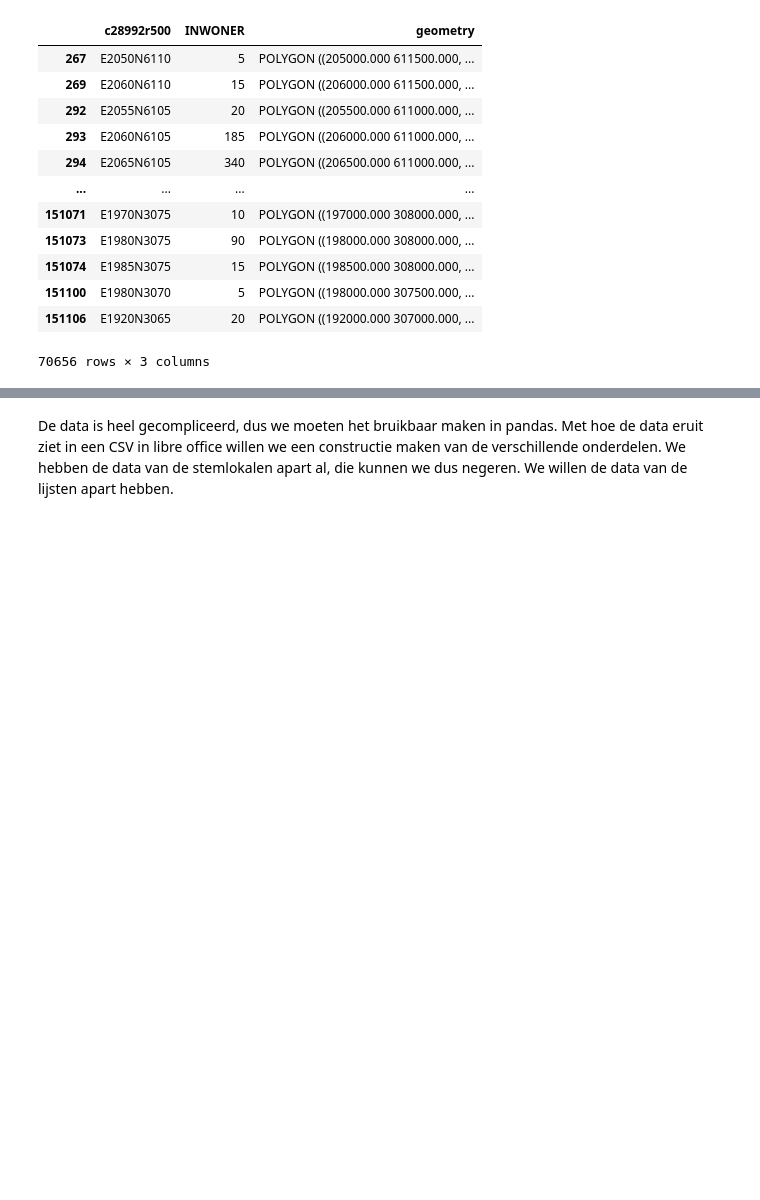
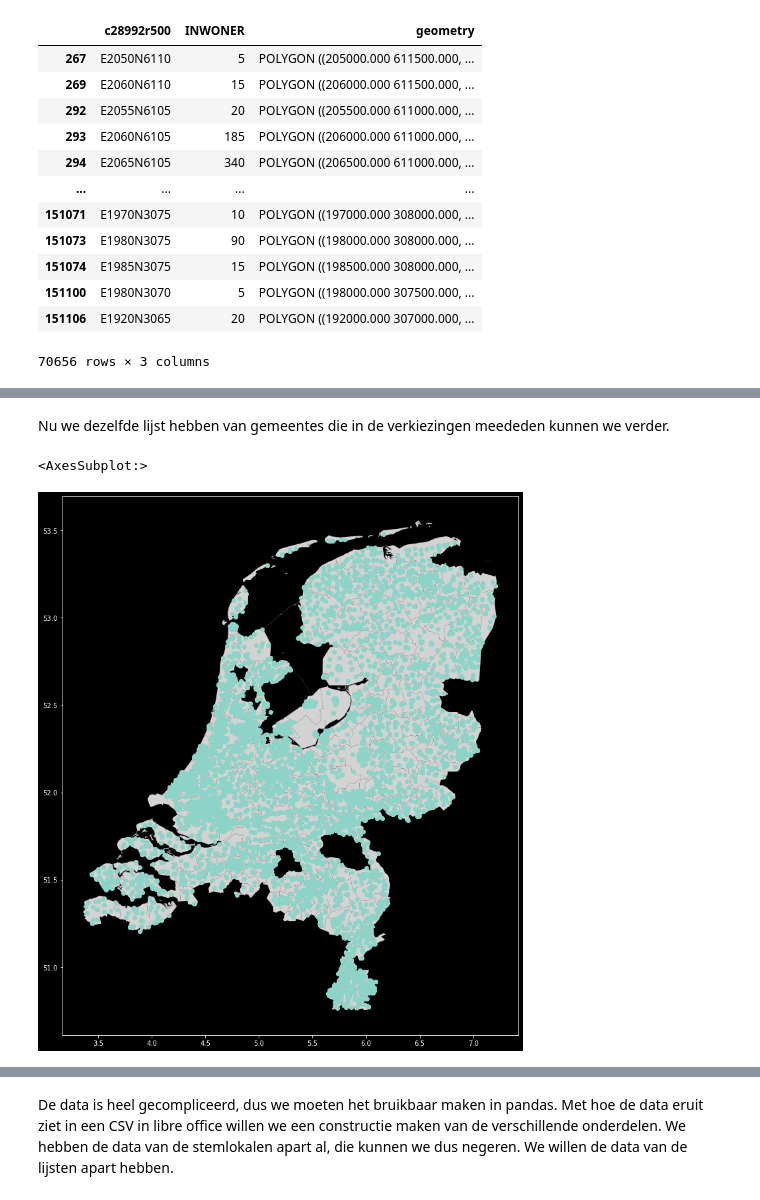
Before and after one commit to openstate/stembureau-meting, a Jupyter notebook: jupyter/stembureau_data.ipynb, the cells around one changed output, grey strips where cells are left out. Cells and saved outputs as stored; diff of their text form; code cells hidden in the pictures; blank space fills up the shorter version.

Commit message:
Filtered out municipalities without elections

```diff
--- a/jupyter/stembureau_data.ipynb
+++ b/jupyter/stembureau_data.ipynb
@@ -238,0 +269,16 @@ embed_map(map)
+# %%
+#First let's remove the municipalities that don't have an Election from the municipality map
+remove_lst = ["Boxtel", "Eemsdelta", "Oisterwijk", "Vught", "Heerhugowaard", "Langedijk", "Boxmeer", "Cuijk", "Sint Anthonis", "Mill en Sint Hubert", "Grave", "Landerd", "Uden", "Brielle", "Hellevoetsluis", "Westvoorne", "Purmerend", "Beemster", "Weesp"]
+
+nl_map_clean = nl_map[~nl_map["GM_NAAM"].isin(remove_lst)]
+nl_map_clean = nl_map_clean.query("H2O != 'JA'")
+nl_map_clean = nl_map_clean.query("GM_NAAM != 'Buitenland'")
+
+nl_map_election = nl_map[nl_map["GM_NAAM"].isin(gemeentes)]
+nl_map_election = nl_map_election.query("H2O != 'JA'")
+
+print("Shape of clean: {}".format(nl_map_clean.shape))
+print("Shape of election: {}".format(nl_map_election.shape))
+
+diff = pd.concat([nl_map_election, nl_map_clean]).drop_duplicates(keep=False)
+diff
@@ -238,0 +293,9 @@ embed_map(map)
+# %% [markdown]
+Nu we dezelfde lijst hebben van gemeentes die in de verkiezingen meededen kunnen we verder.
+# %%
+fig, ax = plt.subplots(figsize = (15,15))
+nl_map_clean.to_crs(epsg=4326).plot(ax=ax, color='lightgrey')
+df_geojson_clean.plot(ax=ax)
+# %% [output]
+<AxesSubplot:>
+[figure, added]
```
Also changed, not shown: parts of 17 cells of this notebook, 2 other files.
